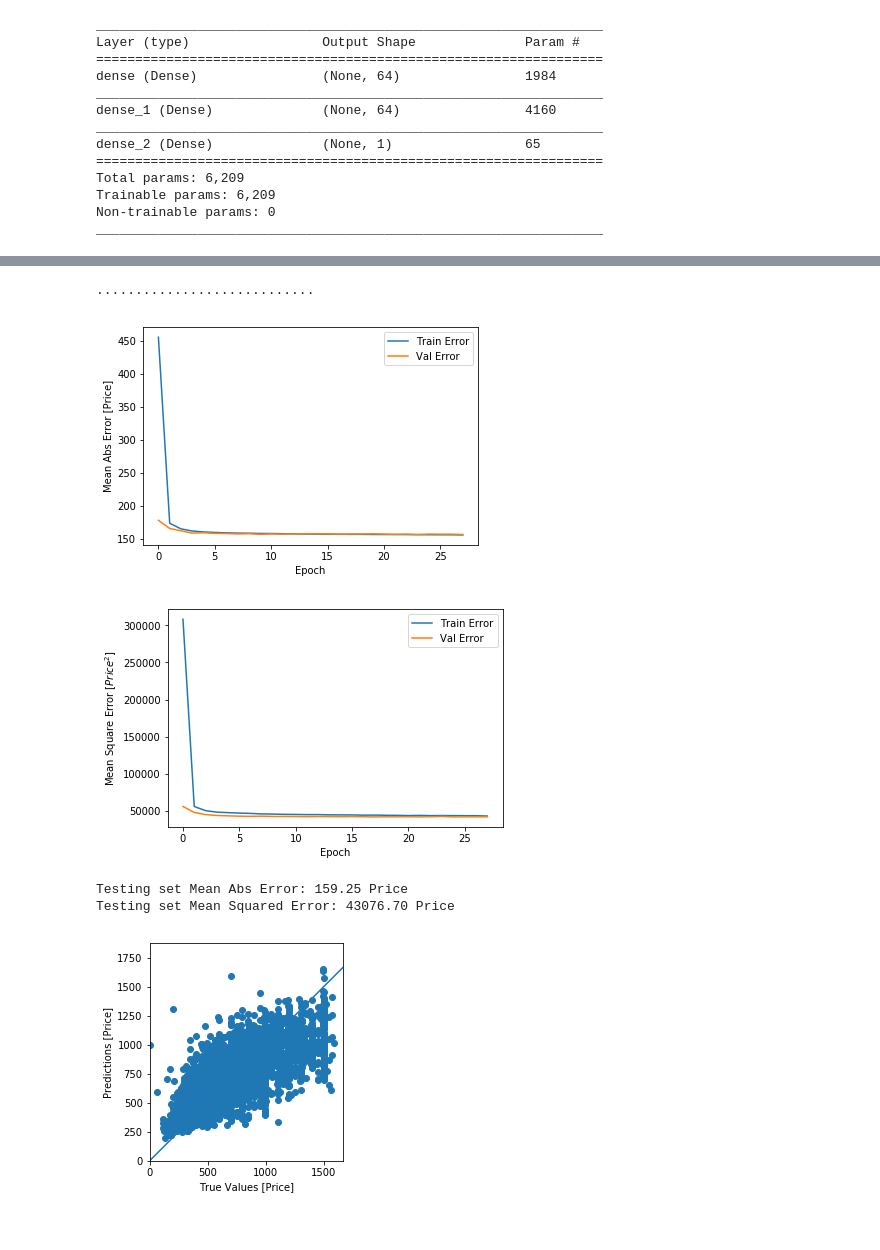
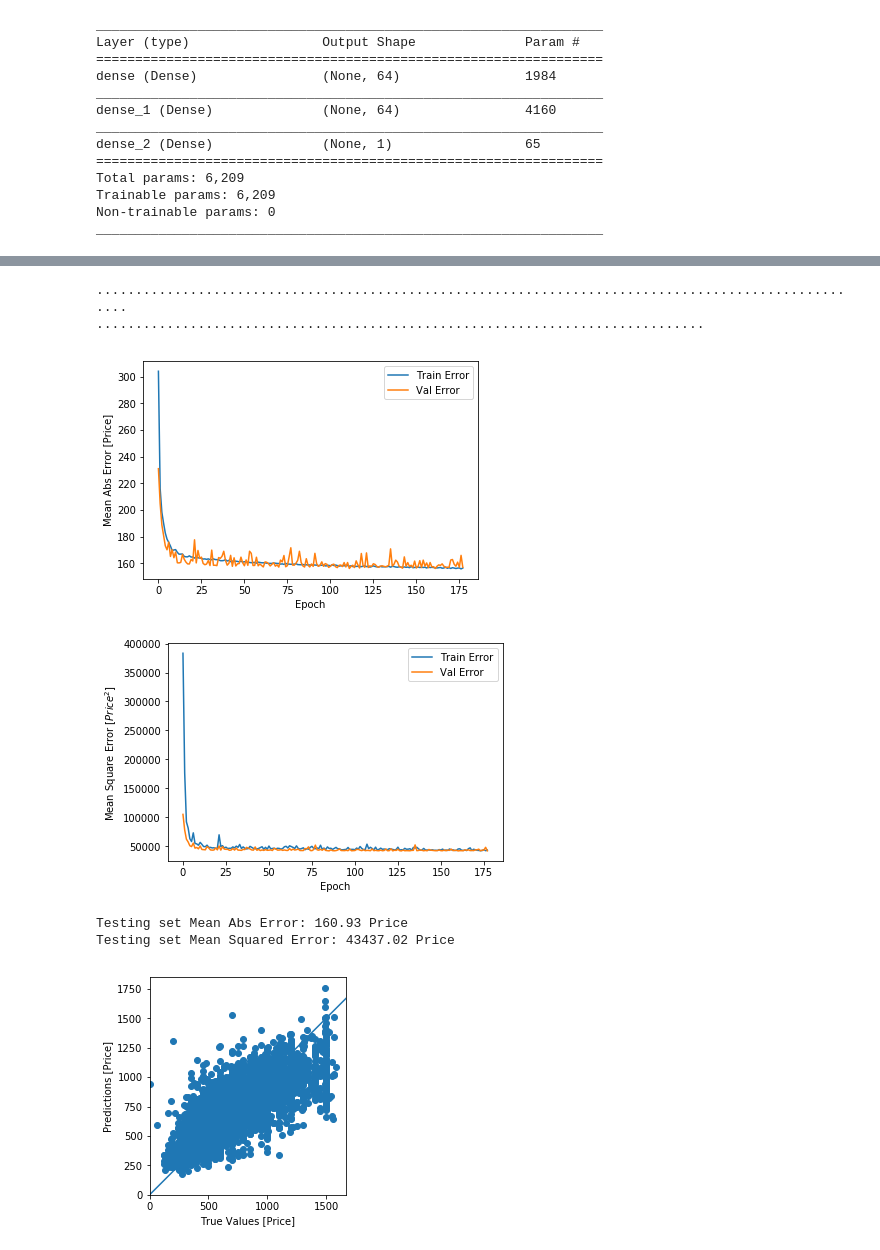
Before and after one commit to pixochi/airbnb-price-prediction, a Jupyter notebook: Airbnb Price Notebook.ipynb, the cells around one changed output, grey strips where cells are left out. Drawn from its saved outputs; the diff is of its cells as text; code cells hidden in the pictures.

```diff
--- a/Airbnb Price Notebook.ipynb
+++ b/Airbnb Price Notebook.ipynb
@@ -441,17 +459,3 @@ Total params: 6,209
 Trainable params: 6,209
 Non-trainable params: 0
 _________________________________________________________________
-# %%
-# Display training progress by printing a single dot for each completed epoch
-class PrintDot(keras.callbacks.Callback):
-  def on_epoch_end(self, epoch, logs):
-    if epoch % 100 == 0: print('')
-    print('.', end='')
-
-#  ~1000
-EPOCHS = 1000
-
-history = model.fit(
-  XTrain, yTrain,
-  epochs=EPOCHS, validation_split = 0.2, verbose=0,
-  callbacks=[PrintDot()])
@@ -511,25 +511,26 @@ plot_history(history)
 # %%
 model = build_model()
 
 # The patience parameter is the amount of epochs to check for improvement
-early_stop = keras.callbacks.EarlyStopping(monitor='val_loss', patience=10)
+early_stop = keras.callbacks.EarlyStopping(monitor='val_loss', patience=50)
 
 history = model.fit(XTrain, yTrain, epochs=EPOCHS,
                     validation_split = 0.2, verbose=0, callbacks=[early_stop, PrintDot()])
 
 plot_history(history)
 # %% [output]
-............................
+....................................................................................................
+..............................................................................
-[figure, old version]
+[figure, new version]
-[figure, old version]
+[figure, new version]
 # %%
 loss, mae, mse = model.evaluate(XTest, yTest, verbose=0)
 
 print("Testing set Mean Abs Error: {:5.2f} Price".format(mae))
 print("Testing set Mean Squared Error: {:5.2f} Price".format(mse))
 # %% [output]
-Testing set Mean Abs Error: 159.25 Price
-Testing set Mean Squared Error: 43076.70 Price
+Testing set Mean Abs Error: 160.93 Price
+Testing set Mean Squared Error: 43437.02 Price
 # %%
 test_predictions = model.predict(XTest).flatten()
 
@@ -542,7 +543,7 @@ plt.xlim([0,plt.xlim()[1]])
 plt.ylim([0,plt.ylim()[1]])
 _ = plt.plot([-2200, 2200], [-2200, 2200])
 # %% [output]
-[figure, old version]
+[figure, new version]
 # %%
 error = test_predictions - yTest.values[:,0]
 plt.hist(error, bins = 25)
```
Also changed, not shown: parts of 18 cells of this notebook, 1 other file.
